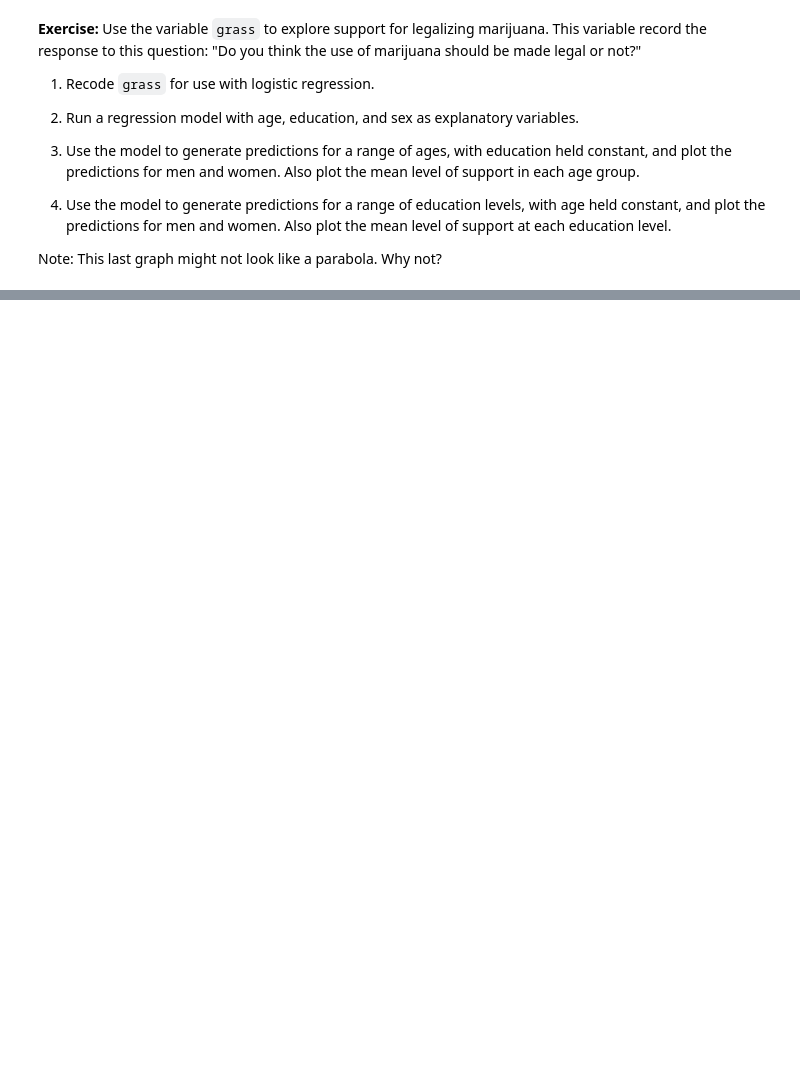
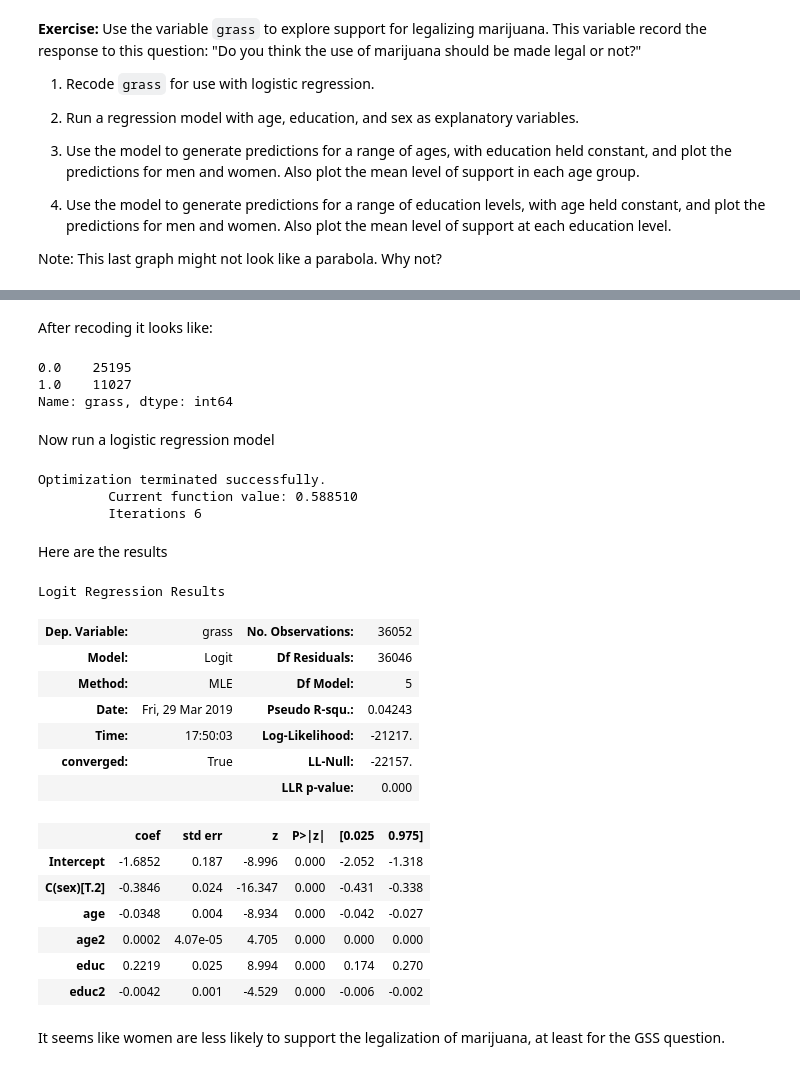
Before and after one commit to coverney/ThinkStats2, a Jupyter notebook: homeworks/homework04.ipynb, the cells around one changed output, grey strips where cells are left out. Drawn from its saved outputs; the diff is of its cells as text; code cells hidden in the pictures; blank space fills up the shorter version.

```diff
--- a/homeworks/homework04.ipynb
+++ b/homeworks/homework04.ipynb
@@ -747,0 +754,38 @@ Note: This last graph might not look like a parabola.  Why not?
+# %% [markdown]
+After recoding it looks like:
+# %%
+gss['grass'].value_counts()
+# %% [output]
+0.0    25195
+1.0    11027
+Name: grass, dtype: int64
+# %% [markdown]
+Now run a logistic regression model
+# %%
+results = smf.logit('grass ~ age + age2 + educ + educ2 + C(sex)', data=gss).fit()
+# %% [output]
+Optimization terminated successfully.
+         Current function value: 0.588510
+         Iterations 6
+# %% [markdown]
+Here are the results
+# %%
+results.summary()
+# %% [output]
+Logit Regression Results
+| Dep. Variable: | grass | No. Observations: | 36052 |
+| Model: | Logit | Df Residuals: | 36046 |
+| Method: | MLE | Df Model: | 5 |
+| Date: | Fri, 29 Mar 2019 | Pseudo R-squ.: | 0.04243 |
+| Time: | 17:50:03 | Log-Likelihood: | -21217. |
+| converged: | True | LL-Null: | -22157. |
+|  |  | LLR p-value: | 0.000 |
+|  | coef | std err | z | P>|z| | [0.025 | 0.975] |
+| Intercept | -1.6852 | 0.187 | -8.996 | 0.000 | -2.052 | -1.318 |
+| C(sex)[T.2] | -0.3846 | 0.024 | -16.347 | 0.000 | -0.431 | -0.338 |
+| age | -0.0348 | 0.004 | -8.934 | 0.000 | -0.042 | -0.027 |
+| age2 | 0.0002 | 4.07e-05 | 4.705 | 0.000 | 0.000 | 0.000 |
+| educ | 0.2219 | 0.025 | 8.994 | 0.000 | 0.174 | 0.270 |
+| educ2 | -0.0042 | 0.001 | -4.529 | 0.000 | -0.006 | -0.002 |
+# %% [markdown]
+It seems like women are less likely to support the legalization of marijuana, at least for the GSS question.
```
Also changed, not shown: parts of 40 cells of this notebook.
